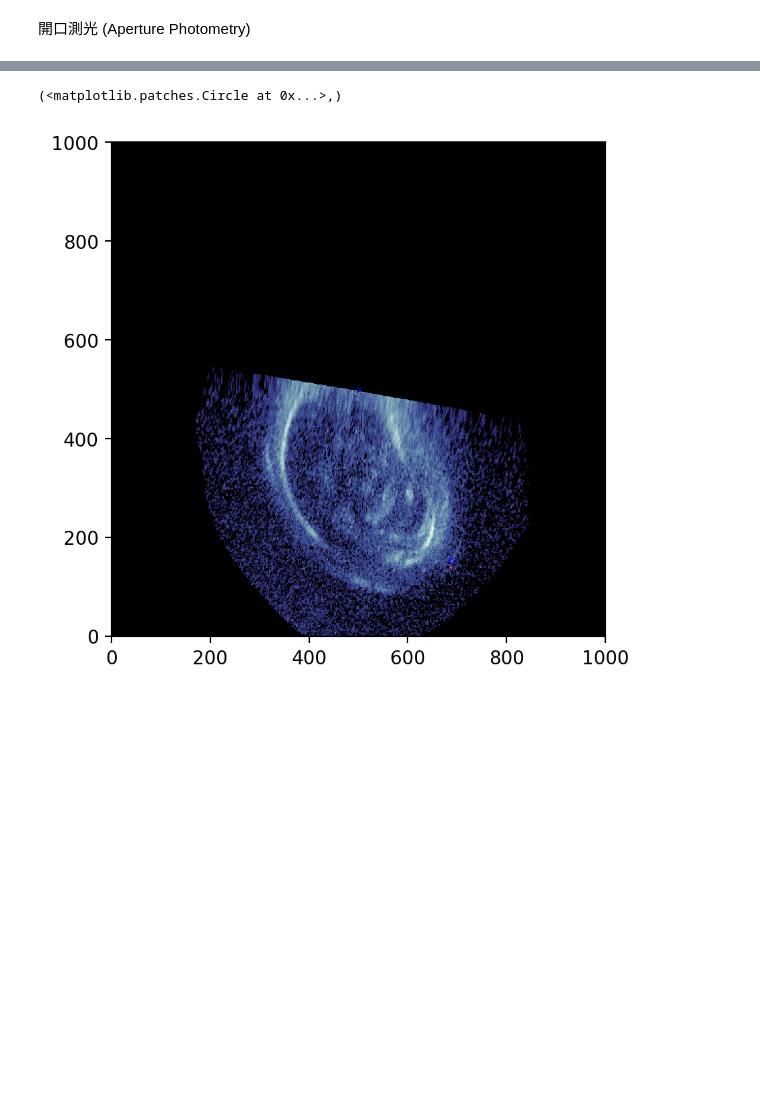
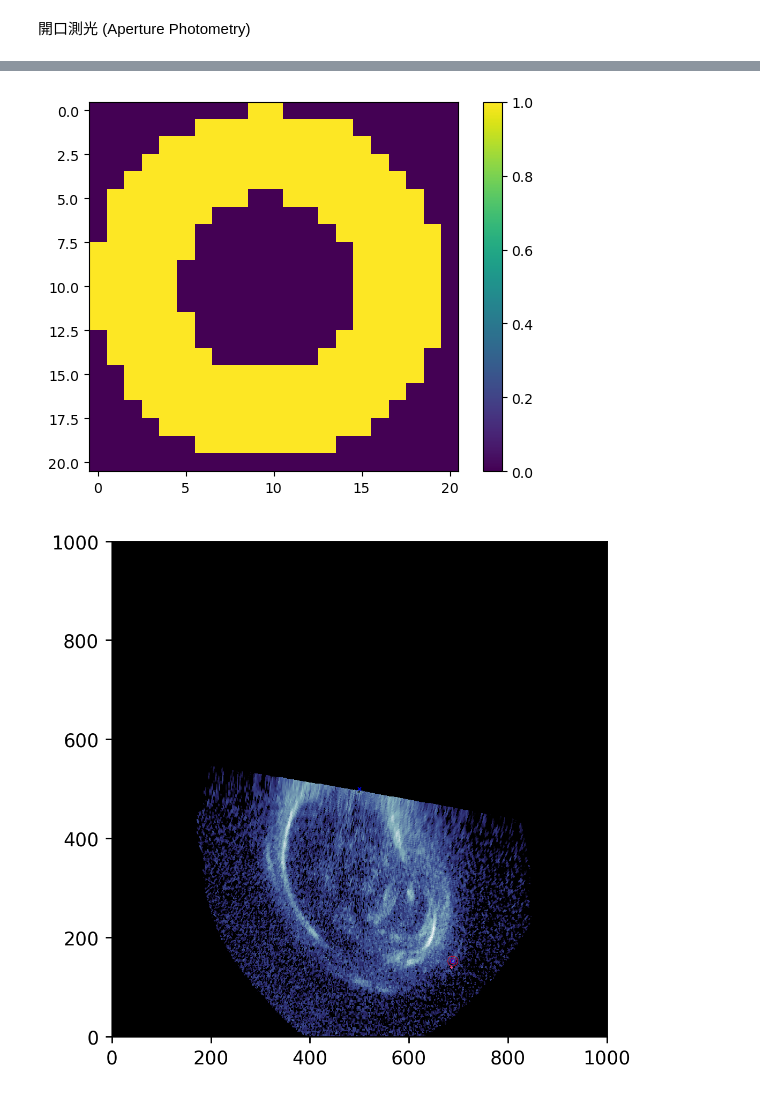
Before and after one commit to ShinnosukeSatoh/HST_Jupiter_footprints, a Jupyter notebook: photometry_test.ipynb, the cells around one changed output, grey strips where cells are left out. Saved outputs shown, nothing was run; the diff lists cells and outputs as text; code cells hidden in the pictures; blank space fills up the shorter version.

Commit message:
Sigma clipping added.

```diff
--- a/photometry_test.ipynb
+++ b/photometry_test.ipynb
@@ -139,8 +136,35 @@ postheta = math.atan2(posY,posX)-0.5*np.pi
 print('Wlong [deg]', -math.degrees(postheta))
 print('Lat [deg]', 90-poslat)
 
+# Aperture photometry
 apertures = CircularAperture(positions[posarg0,:], r=4.)
-fig, ax = plt.subplots(dpi=200)
+rawflux = aperture_photometry(dimage, apertures)
+# print(rawflux)
+
+# 局所的な背景を測定する
+# 各スポットを中心とした輪っかを作成
+annulus_apertures = CircularAnnulus(positions[posarg0,:], r_in=5., r_out=10.)
+
+# sigmaクリッピング法を用いる
+# http://www.astroarts.com/products/stlimg7/support/faq-general/composite_methods-j.shtml
+annulus_masks = annulus_apertures.to_mask(method='center')
+annulus_data = annulus_masks.multiply(dimage)
+annulus_data_1d = annulus_data[annulus_masks.data > 0]
+_, median_sigclip, _ = sigma_clipped_stats(annulus_data_1d)
+bkg_median = median_sigclip
+rawflux['annulus_median'] = bkg_median
+rawflux['aper_bkg'] = bkg_median*apertures.area
+rawflux['final_phot'] = rawflux['aperture_sum'] - rawflux['aper_bkg']
+print(rawflux['final_phot'])
+plt.imshow(annulus_masks)
+plt.colorbar()
+plt.show()
+
+
+
+
+# Plots
+fig, ax = plt.subplots(dpi=250)
 ax.set_aspect('equal')
 # ax.pcolormesh(dimage, cmap=TScmap().MIDNIGHTS(), vmin=median-5*std, vmax=median+5*std, zorder=0.1)
 ax.pcolormesh(dimage, cmap=TScmap().MIDNIGHTS(),
@@ -153,8 +177,26 @@ ax.plot(Npx/2, Npx/2,
         markersize=2, marker='x', markerfacecolor='blue',
         markeredgecolor='blue', markeredgewidth=0.5, zorder=1)
 apertures.plot(color='blue', lw=1.0, alpha=0.6)
-# circle = plt.Circle((Npx/2,Npx/2), ftpR, ec='r', fill=False)
-# ax.add_patch(circle)
+annulus_apertures.plot(color='red', lw=0.25)
+plt.show()
+
+fig, ax = plt.subplots(dpi=250)
+ax.set_aspect('equal')
+ax.set_xlim(x0, x1)
+ax.set_ylim(y0, y1)
+# ax.pcolormesh(dimage, cmap=TScmap().MIDNIGHTS(), vmin=median-5*std, vmax=median+5*std, zorder=0.1)
+ax.pcolormesh(dimage, cmap=TScmap().MIDNIGHTS(),
+              norm=colors.LogNorm(vmin=10, vmax=2000),
+              zorder=0.1)
+ax.plot(ftpX, ftpY,
+        markersize=2, marker='+', markerfacecolor='#f24875',
+        markeredgecolor='#f24875', markeredgewidth=0.5, zorder=1)
+ax.plot(Npx/2, Npx/2,
+        markersize=2, marker='x', markerfacecolor='blue',
+        markeredgecolor='blue', markeredgewidth=0.5, zorder=1)
+apertures.plot(color='blue', lw=0.5, alpha=1.0)
+annulus_apertures.plot(color='red', lw=0.25, alpha=1.0)
+plt.show()
 # %% [output]
 === JRM33 Estimation ===
 Sys3,lat 152.62117521949583 52.78842080905891
@@ -172,2 +217,2 @@ Lat [deg] 53.68228541345377
-(<matplotlib.patches.Circle at 0x...>,)
-[figure, old version]
+[figure, new version]
+[figure, added]
```
Also changed, not shown: parts of 6 cells of this notebook.
